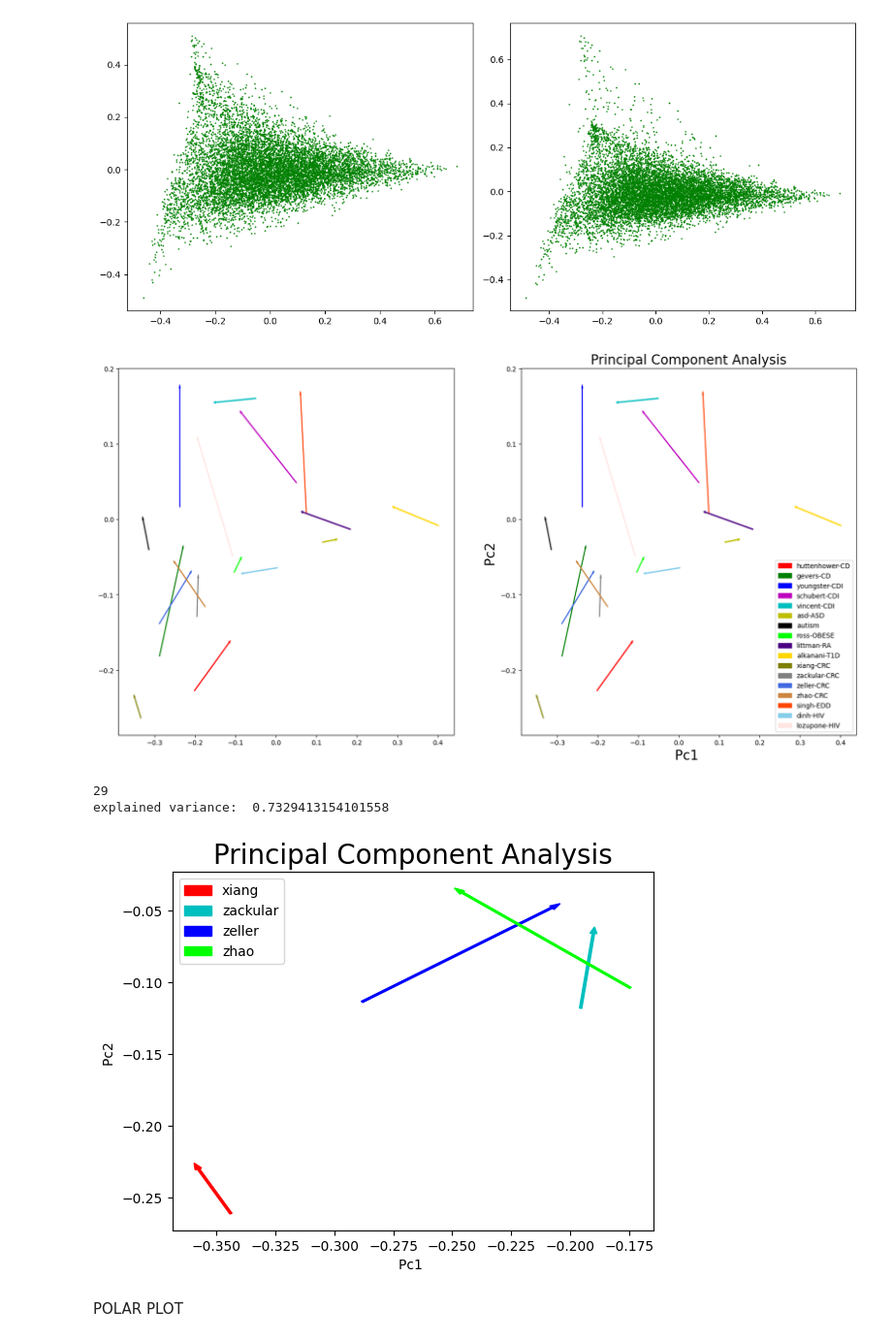
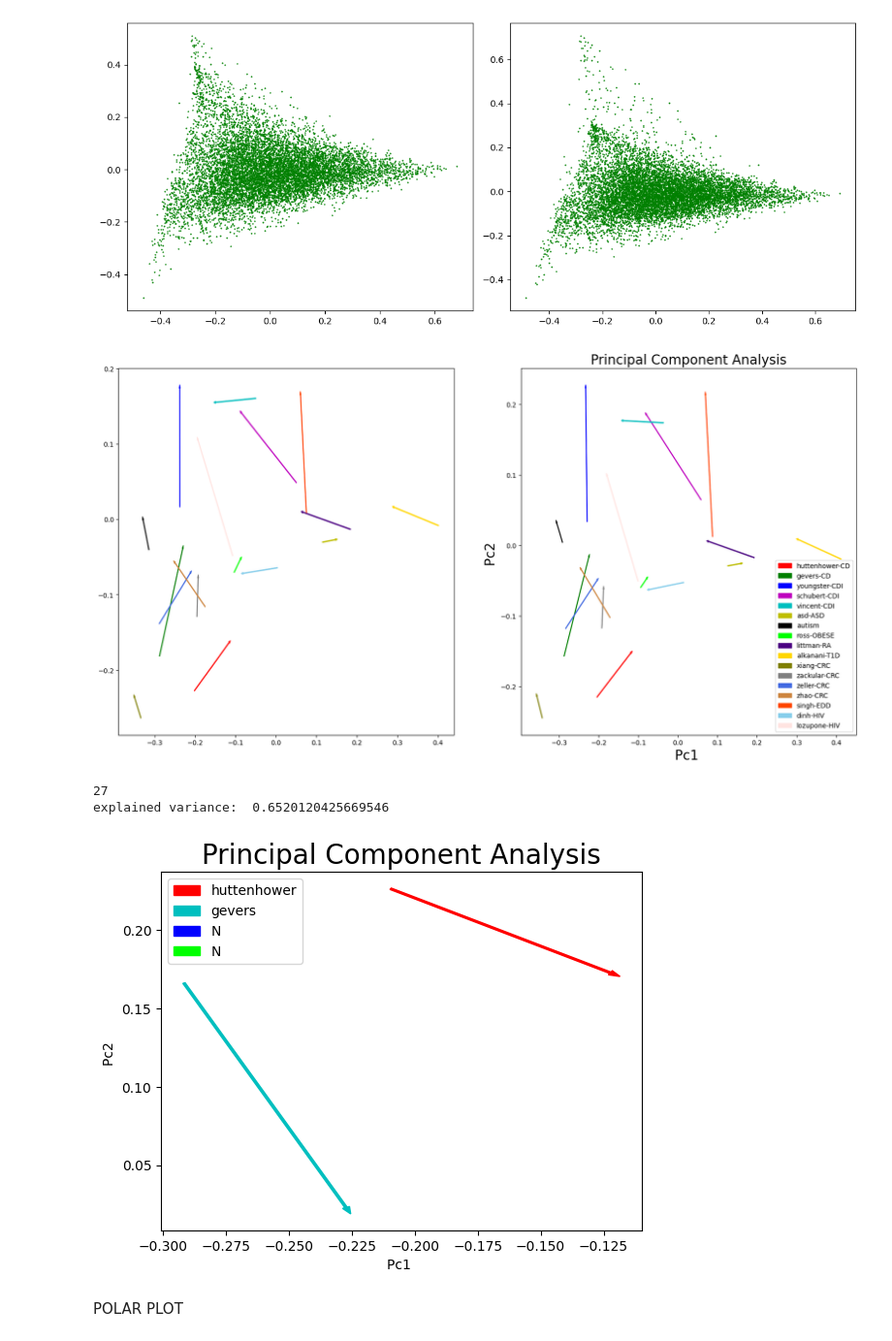
Before and after one commit to talnof1/microbiome_dysbiosis, a Jupyter notebook: american_gut/american_gut_pca_batch.ipynb, the cells around one changed output. Shown at 97% size. Drawn from its saved outputs; the diff is of its cells as text; code cells hidden in the pictures.

```diff
--- a/american_gut/american_gut_pca_batch.ipynb
+++ b/american_gut/american_gut_pca_batch.ipynb
@@ -157,10 +156,10 @@ for i, pca_HD in enumerate(itr):
         fill = 'none'
         if target[1] == "D":
             fill = color
-        x = pca.transform(np.mean(dataHD_filtered.loc[indicesToKeep.values], axis=0).values.reshape(1,-1))[0][0]
-        y = pca.transform(np.mean(dataHD_filtered.loc[indicesToKeep.values], axis=0).values.reshape(1,-1))[0][1]
-        # x = pca_HD.loc[indicesToKeep.values, 'Pc1'].values.mean()
-        # y = pca_HD.loc[indicesToKeep.values, 'Pc2'].values.mean()
+        # x = pca.transform(np.mean(dataHD_filtered.loc[indicesToKeep.values], axis=0).values.reshape(1,-1))[0][0]
+        # y = pca.transform(np.mean(dataHD_filtered.loc[indicesToKeep.values], axis=0).values.reshape(1,-1))[0][1]
+        x = pca_HD.loc[indicesToKeep.values, 'Pc1'].values.mean()
+        y = pca_HD.loc[indicesToKeep.values, 'Pc2'].values.mean()
         x_v = np.var(pca_HD.loc[indicesToKeep.values, 'Pc1'].values)
         y_v = np.var(pca_HD.loc[indicesToKeep.values, 'Pc2'].values)
         var_x.append(x_v)
@@ -179,7 +178,7 @@ for i, pca_HD in enumerate(itr):
     polar_data[i] = [var_x, var_y, angles, sizes]
 # fig.show()
 # %% [output]
-[figure, old version]
+[figure, new version]
 # %%
 disease = ["CD","CDI","autism", "Obese", "RA","T1D","CRC","EDD","HIV"]
 disease_map = {"CD":["huttenhower", "gevers", "N", "N"],"CDI":["youngster", "schubert","vincent", "N"],"autism":['asd', 'autism', "N", "N"], "Obese":['ross', "N", "N", "N"], "RA":['littman', "N", "N", 'N'],"T1D":['alkanani', "N", "N", 'N'],"CRC":["xiang","zackular","zeller","zhao"],"EDD":['singh', "N", "N", "N"],"HIV":['dinh',"lozupone", "N", "N"]}
@@ -207,10 +206,10 @@ def pca_disease(disease):
     # plt.scatter(pca_americans.loc[:,'Pc1'], pca_americans.loc[:,'Pc2'],marker='.',s=2, color= 'g')
     for target, color in zip(targets,colors):
         indicesToKeep = (data_partial['From'] == target) & (data_partial['DiseaseState'] == 'H')
-        # x = pca_disease.loc[indicesToKeep.values, 'Pc1'].values.mean()
-        # y = pca_disease.loc[indicesToKeep.values, 'Pc2'].values.mean()
-        x = pca.transform(np.mean(data_filtered.loc[indicesToKeep.values], axis=0).values.reshape(1,-1))[0][0]
-        y = pca.transform(np.mean(data_filtered.loc[indicesToKeep.values], axis=0).values.reshape(1,-1))[0][1]
+        x = pca_disease.loc[indicesToKeep.values, 'Pc1'].values.mean()
+        y = pca_disease.loc[indicesToKeep.values, 'Pc2'].values.mean()
+        # x = pca.transform(np.mean(data_filtered.loc[indicesToKeep.values], axis=0).values.reshape(1,-1))[0][0]
+        # y = pca.transform(np.mean(data_filtered.loc[indicesToKeep.values], axis=0).values.reshape(1,-1))[0][1]
         arrows.append(x)
         arrows.append(y)
         # plt.scatter(pca_disease.loc[indicesToKeep.values, 'Pc1'] , pca_disease.loc[indicesToKeep.values, 'Pc2'], c=color, edgecolors=color, s=50)
@@ -228,11 +227,11 @@ def pca_disease(disease):
     plt.legend(targets)
     # fig.show()
 # %%
-pca_disease("CRC")
+pca_disease("CD")
 # %% [output]
-29
-explained variance:  0.7329413154101558
+27
+explained variance:  0.6520120425669546
-[figure, old version]
+[figure, new version]
 # %% [markdown]
 POLAR PLOT
 # %%
```
Also changed, not shown: parts of 8 cells of this notebook.
